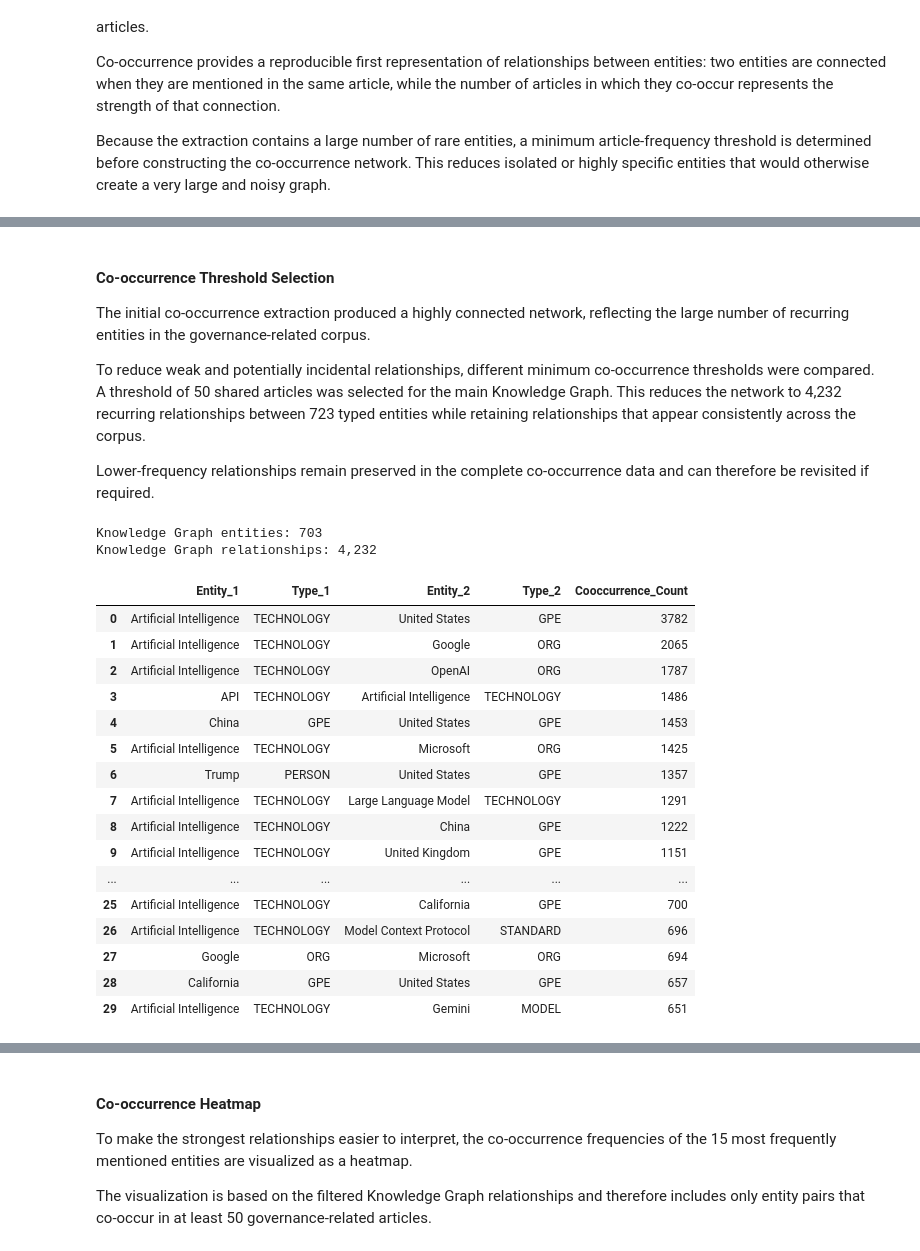
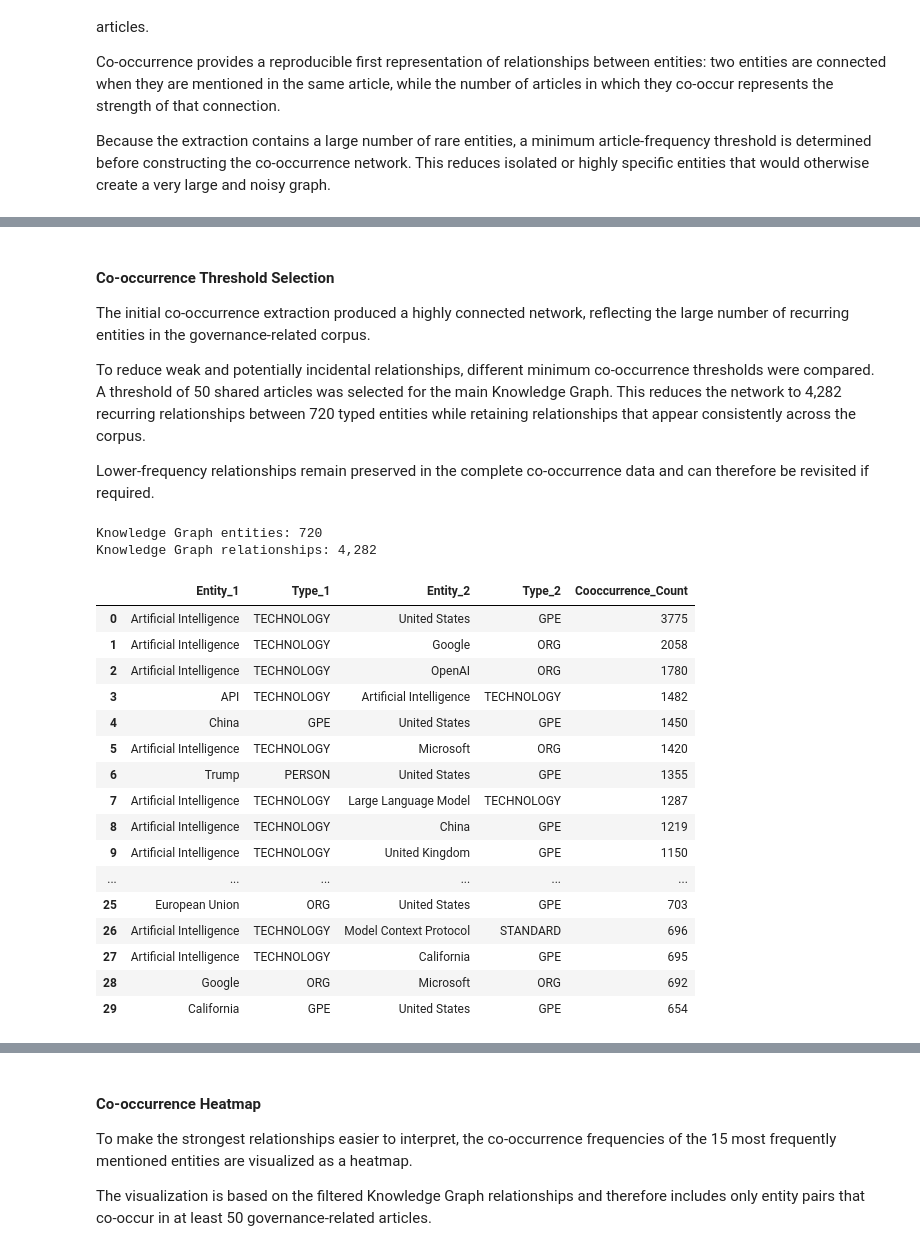
Before and after one commit to 341235/CTL, a Jupyter notebook: notebooks/stage1_ai_governance/Stage1_AI_Governance.ipynb, the cells around one changed output, grey strips where cells are left out. Saved outputs shown, nothing was run; the diff lists cells and outputs as text; code cells hidden in the pictures.

```diff
--- a/notebooks/stage1_ai_governance/Stage1_AI_Governance.ipynb
+++ b/notebooks/stage1_ai_governance/Stage1_AI_Governance.ipynb
@@ -3057,14 +3425,6 @@ spaCy model loaded successfully.
 # %%
 import time
 import pandas as pd
-
-ENTITY_TYPES = {
-    "ORG",
-    "PERSON",
-    "GPE",
-    "LAW",
-    "PRODUCT"
-}
 
 benchmark_results = []
 
@@ -3738,7 +4105,20 @@ ENTITY_ALIASES = {
     "UK": "United Kingdom",
     "EU": "European Union",
 
-    "Donald Trump": "Trump"
+    "Donald Trump": "Trump",
+
+    # Governance-specific variants
+    "AI Act": "EU AI Act",
+    "Artificial Intelligence Act": "EU AI Act",
+    "General Data Protection Regulation": "GDPR",
+    "California Consumer Privacy Act": "CCPA",
+    "AI RMF": "NIST AI RMF",
+    "AI Risk Management Framework": "NIST AI RMF",
+    "ISO 42001": "ISO/IEC 42001",
+    "Federal Trade Commission": "FTC",
+    "National Institute of Standards and Technology": "NIST",
+    "EU AI Office": "AI Office",
+    "European AI Office": "AI Office"
 }
 
 # High-confidence type corrections for frequently occurring entities.
@@ -3804,7 +4184,22 @@ ENTITY_TYPE_OVERRIDES = {
     "Android": "PRODUCT",
 
     # Regulation
-    "GDPR": "LAW"
+    "GDPR": "LAW",
+    "EU AI Act": "LAW",
+    "CCPA": "LAW",
+    "Digital Services Act": "LAW",
+    "Digital Markets Act": "LAW",
+
+    # Governance standards and frameworks
+    "NIST AI RMF": "STANDARD",
+    "ISO/IEC 42001": "STANDARD",
+    "OECD AI Principles": "STANDARD",
+
+    # Regulatory and standard-setting authorities
+    "FTC": "REGULATOR",
+    "NIST": "REGULATOR",
+    "AI Office": "REGULATOR",
+    "European Commission": "REGULATOR"
 }
 
 
@@ -4275,51 +4668,52 @@ display(normalized_entity_frequency.head(20))
 
 The initial co-occurrence extraction produced a highly connected network, reflecting the large number of recurring entities in the governance-related corpus.
 
-To reduce weak and potentially incidental relationships, different minimum co-occurrence thresholds were compared. A threshold of 50 shared articles was selected for the main Knowledge Graph. This reduces the network to 4,232 recurring relationships between 723 typed entities while retaining relationships that appear consistently across the corpus.
+To reduce weak and potentially incidental relationships, different minimum co-occurrence thresholds were compared. A threshold of 50 shared articles was selected for the main Knowledge Graph. This reduces the network to 4,282 recurring relationships between 720 typed entities while retaining relationships that appear consistently across the corpus.
 
 Lower-frequency relationships remain preserved in the complete co-occurrence data and can therefore be revisited if required.
 # %%
 # Retain recurring relationships for Knowledge Graph construction
 MIN_COOCCURRENCE = 50
 
 graph_edges = (
     cooccurrence_df.loc[
         cooccurrence_df["Cooccurrence_Count"]
         >= MIN_COOCCURRENCE
     ]
     .copy()
     .reset_index(drop=True)
 )
 
+# Entity name and type jointly identify a node, as in the Knowledge Graph
 graph_nodes = (
-    set(graph_edges["Entity_1"])
-    | set(graph_edges["Entity_2"])
+    set(zip(graph_edges["Entity_1"], graph_edges["Type_1"]))
+    | set(zip(graph_edges["Entity_2"], graph_edges["Type_2"]))
 )
 
 print(f"Knowledge Graph entities: {len(graph_nodes):,}")
 print(f"Knowledge Graph relationships: {len(graph_edges):,}")
 
 display(graph_edges.head(30))
 # %% [output]
-Knowledge Graph entities: 703
-Knowledge Graph relationships: 4,232
+Knowledge Graph entities: 720
+Knowledge Graph relationships: 4,282
 |  | Entity_1 | Type_1 | Entity_2 | Type_2 | Cooccurrence_Count |
-| 0 | Artificial Intelligence | TECHNOLOGY | United States | GPE | 3782 |
-| 1 | Artificial Intelligence | TECHNOLOGY | Google | ORG | 2065 |
-| 2 | Artificial Intelligence | TECHNOLOGY | OpenAI | ORG | 1787 |
-| 3 | API | TECHNOLOGY | Artificial Intelligence | TECHNOLOGY | 1486 |
-| 4 | China | GPE | United States | GPE | 1453 |
-| 5 | Artificial Intelligence | TECHNOLOGY | Microsoft | ORG | 1425 |
-| 6 | Trump | PERSON | United States | GPE | 1357 |
-| 7 | Artificial Intelligence | TECHNOLOGY | Large Language Model | TECHNOLOGY | 1291 |
-| 8 | Artificial Intelligence | TECHNOLOGY | China | GPE | 1222 |
-| 9 | Artificial Intelligence | TECHNOLOGY | United Kingdom | GPE | 1151 |
+| 0 | Artificial Intelligence | TECHNOLOGY | United States | GPE | 3775 |
+| 1 | Artificial Intelligence | TECHNOLOGY | Google | ORG | 2058 |
+| 2 | Artificial Intelligence | TECHNOLOGY | OpenAI | ORG | 1780 |
+| 3 | API | TECHNOLOGY | Artificial Intelligence | TECHNOLOGY | 1482 |
+| 4 | China | GPE | United States | GPE | 1450 |
+| 5 | Artificial Intelligence | TECHNOLOGY | Microsoft | ORG | 1420 |
+| 6 | Trump | PERSON | United States | GPE | 1355 |
+| 7 | Artificial Intelligence | TECHNOLOGY | Large Language Model | TECHNOLOGY | 1287 |
+| 8 | Artificial Intelligence | TECHNOLOGY | China | GPE | 1219 |
+| 9 | Artificial Intelligence | TECHNOLOGY | United Kingdom | GPE | 1150 |
 | ... | ... | ... | ... | ... | ... |
-| 25 | Artificial Intelligence | TECHNOLOGY | California | GPE | 700 |
+| 25 | European Union | ORG | United States | GPE | 703 |
 | 26 | Artificial Intelligence | TECHNOLOGY | Model Context Protocol | STANDARD | 696 |
-| 27 | Google | ORG | Microsoft | ORG | 694 |
-| 28 | California | GPE | United States | GPE | 657 |
-| 29 | Artificial Intelligence | TECHNOLOGY | Gemini | MODEL | 651 |
+| 27 | Artificial Intelligence | TECHNOLOGY | California | GPE | 695 |
+| 28 | Google | ORG | Microsoft | ORG | 692 |
+| 29 | California | GPE | United States | GPE | 654 |
 # %% [markdown]
 #### Co-occurrence Matrix
 
```
Also changed, not shown: parts of 102 cells of this notebook.
